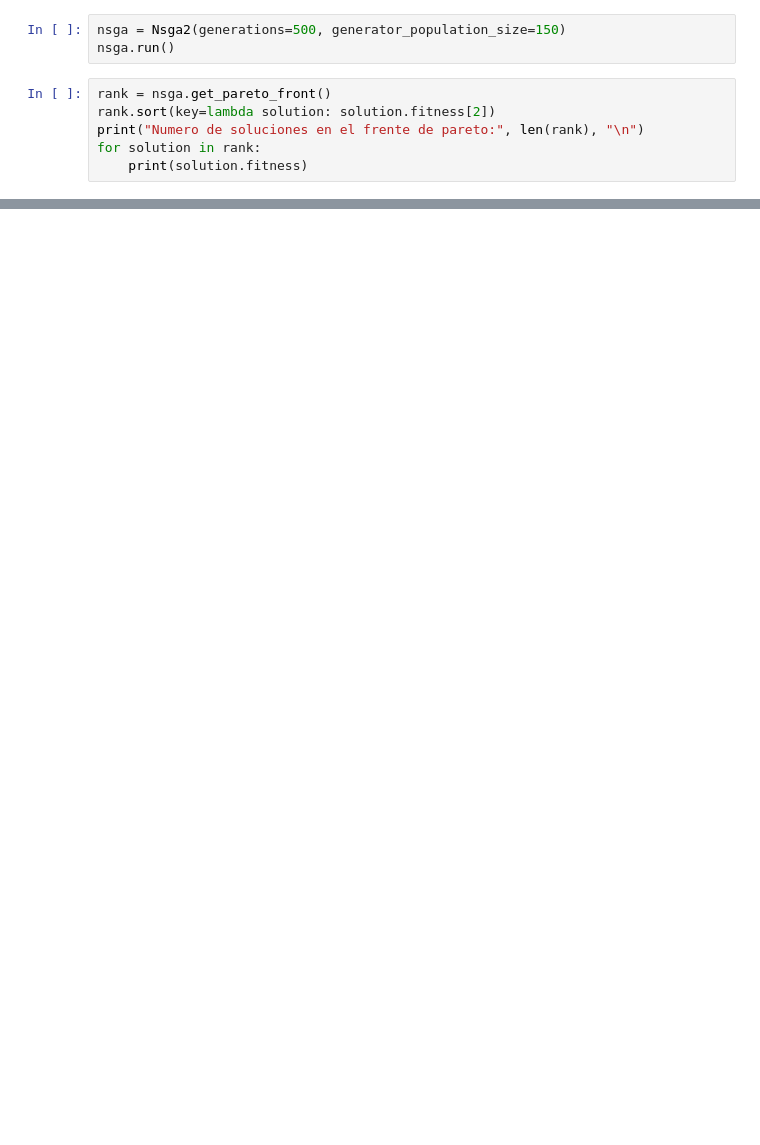
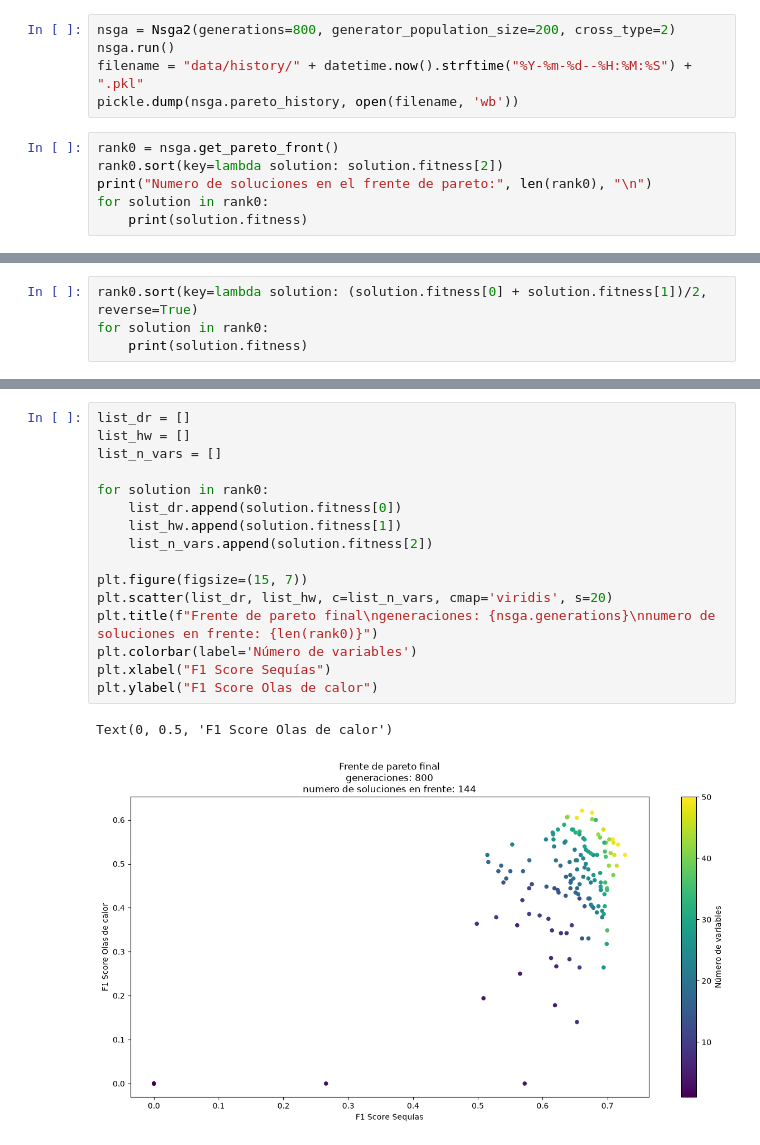
Before and after one commit to Nielicht/nsgaii-climpick, a Jupyter notebook: main.ipynb, the cells around one changed output, grey strips where cells are left out. Cells and saved outputs as stored; diff of their text form; blank space fills up the shorter version.

```diff
--- a/main.ipynb
+++ b/main.ipynb
@@ -4,10 +7,12 @@ from nsga2 import Nsga2
 # %%
-nsga = Nsga2(generations=500, generator_population_size=150)
+nsga = Nsga2(generations=800, generator_population_size=200, cross_type=2)
 nsga.run()
+filename = "data/history/" + datetime.now().strftime("%Y-%m-%d--%H:%M:%S") + ".pkl"
+pickle.dump(nsga.pareto_history, open(filename, 'wb'))
 # %%
-rank = nsga.get_pareto_front()
-rank.sort(key=lambda solution: solution.fitness[2])
-print("Numero de soluciones en el frente de pareto:", len(rank), "\n")
-for solution in rank:
+rank0 = nsga.get_pareto_front()
+rank0.sort(key=lambda solution: solution.fitness[2])
+print("Numero de soluciones en el frente de pareto:", len(rank0), "\n")
+for solution in rank0:
     print(solution.fitness)
 # %% [output]
@@ -30,0 +36,4 @@ Numero de soluciones en el frente de pareto: 150
+# %%
+rank0.sort(key=lambda solution: (solution.fitness[0] + solution.fitness[1])/2, reverse=True)
+for solution in rank0:
+    print(solution.fitness)
@@ -30,0 +58,19 @@ Numero de soluciones en el frente de pareto: 150
+# %%
+list_dr = []
+list_hw = []
+list_n_vars = []
+
+for solution in rank0:
+    list_dr.append(solution.fitness[0])
+    list_hw.append(solution.fitness[1])
+    list_n_vars.append(solution.fitness[2])
+
+plt.figure(figsize=(15, 7))
+plt.scatter(list_dr, list_hw, c=list_n_vars, cmap='viridis', s=20)
+plt.title(f"Frente de pareto final\ngeneraciones: {nsga.generations}\nnumero de soluciones en frente: {len(rank0)}")
+plt.colorbar(label='Número de variables')
+plt.xlabel("F1 Score Sequías")
+plt.ylabel("F1 Score Olas de calor")
+# %% [output]
+Text(0, 0.5, 'F1 Score Olas de calor')
+[figure, added]
```
Also changed, not shown: parts of 6 cells of this notebook, 1 other file.
